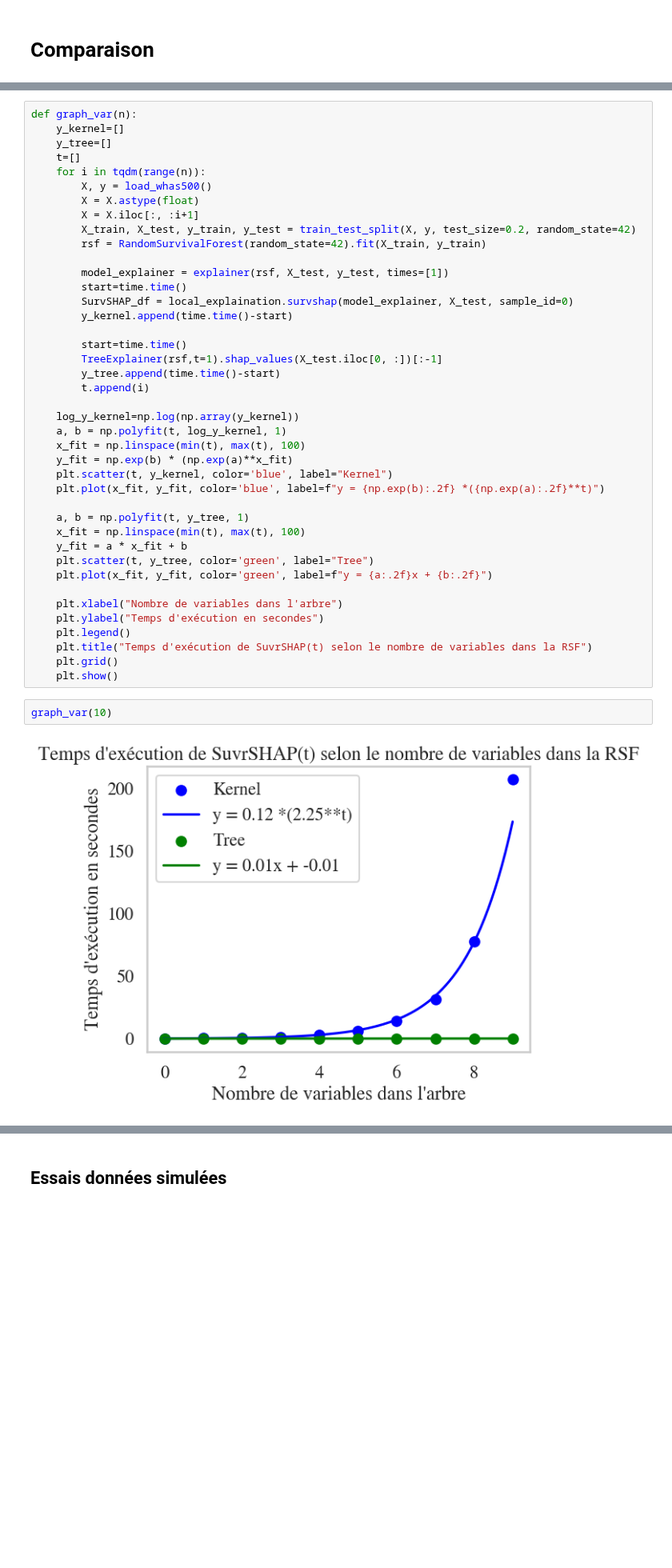
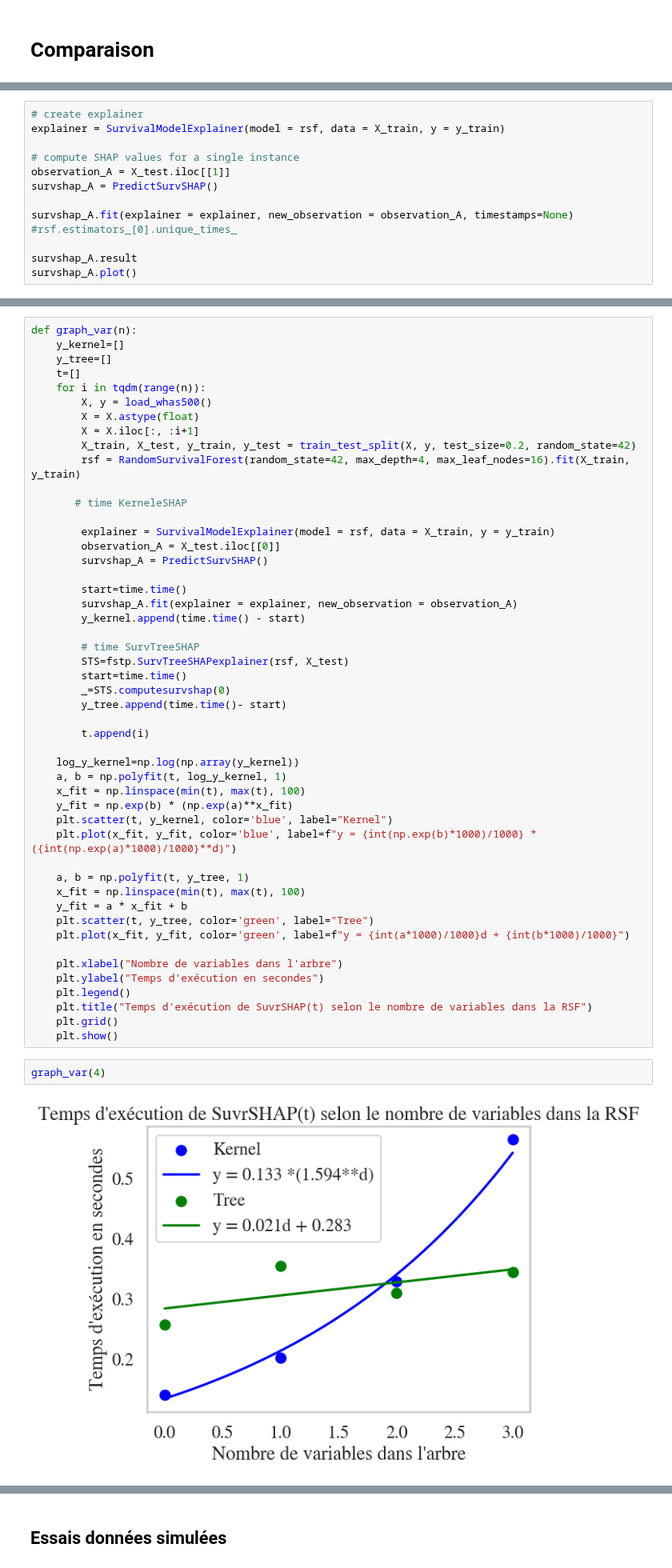
Before and after one commit to Clement-Dn/Surv-ML, a Jupyter notebook: Survtreeshap.ipynb, the cells around one changed output, grey strips where cells are left out. Shown at 80% size. Saved outputs shown, nothing was run; the diff lists cells and outputs as text; blank space fills up the shorter version.

Commit message:
graphs refaits

```diff
--- a/Survtreeshap.ipynb
+++ b/Survtreeshap.ipynb
@@ -547 +55,13 @@ fstp.STP_graph(x=x_, y=y_, columns=list(X.columns), selection="area", min=2, max
+# %%
+# create explainer
+explainer = SurvivalModelExplainer(model = rsf, data = X_train, y = y_train)
+
+# compute SHAP values for a single instance
+observation_A = X_test.iloc[[1]]
+survshap_A = PredictSurvSHAP()
+
+survshap_A.fit(explainer = explainer, new_observation = observation_A, timestamps=None) #rsf.estimators_[0].unique_times_
+
+survshap_A.result
+survshap_A.plot()
 # %% [markdown]
@@ -605,16 +137,24 @@ def graph_var(n):
         X = X.astype(float)
         X = X.iloc[:, :i+1]
         X_train, X_test, y_train, y_test = train_test_split(X, y, test_size=0.2, random_state=42)
-        rsf = RandomSurvivalForest(random_state=42).fit(X_train, y_train)
+        rsf = RandomSurvivalForest(random_state=42, max_depth=4, max_leaf_nodes=16).fit(X_train, y_train)
 
-        model_explainer = explainer(rsf, X_test, y_test, times=[1])
-        start=time.time()
-        SurvSHAP_df = local_explaination.survshap(model_explainer, X_test, sample_id=0)
-        y_kernel.append(time.time()-start)
+       # time KerneleSHAP
+
+        explainer = SurvivalModelExplainer(model = rsf, data = X_train, y = y_train)
+        observation_A = X_test.iloc[[0]]
+        survshap_A = PredictSurvSHAP()
 
         start=time.time()
-        TreeExplainer(rsf,t=1).shap_values(X_test.iloc[0, :])[:-1]
-        y_tree.append(time.time()-start)
+        survshap_A.fit(explainer = explainer, new_observation = observation_A)
+        y_kernel.append(time.time() - start)
+
+        # time SurvTreeSHAP
+        STS=fstp.SurvTreeSHAPexplainer(rsf, X_test)
+        start=time.time()
+        _=STS.computesurvshap(0)
+        y_tree.append(time.time()- start)
+
         t.append(i)
 
     log_y_kernel=np.log(np.array(y_kernel))
@@ -622,13 +162,13 @@ def graph_var(n):
     x_fit = np.linspace(min(t), max(t), 100)
     y_fit = np.exp(b) * (np.exp(a)**x_fit)
     plt.scatter(t, y_kernel, color='blue', label="Kernel")
-    plt.plot(x_fit, y_fit, color='blue', label=f"y = {np.exp(b):.2f} *({np.exp(a):.2f}**t)")
+    plt.plot(x_fit, y_fit, color='blue', label=f"y = {int(np.exp(b)*1000)/1000} *({int(np.exp(a)*1000)/1000}**d)")
 
     a, b = np.polyfit(t, y_tree, 1)
     x_fit = np.linspace(min(t), max(t), 100)
     y_fit = a * x_fit + b
     plt.scatter(t, y_tree, color='green', label="Tree")
-    plt.plot(x_fit, y_fit, color='green', label=f"y = {a:.2f}x + {b:.2f}")
+    plt.plot(x_fit, y_fit, color='green', label=f"y = {int(a*1000)/1000}d + {int(b*1000)/1000}")
 
     plt.xlabel("Nombre de variables dans l'arbre")
     plt.ylabel("Temps d'exécution en secondes")
@@ -637,6 +177,6 @@ def graph_var(n):
     plt.grid()
     plt.show()
 # %%
-graph_var(10)
+graph_var(4)
 # %% [output]
-[figure, old version]
+[figure, new version]
```
Also changed, not shown: parts of 39 cells of this notebook, 1 other file.
